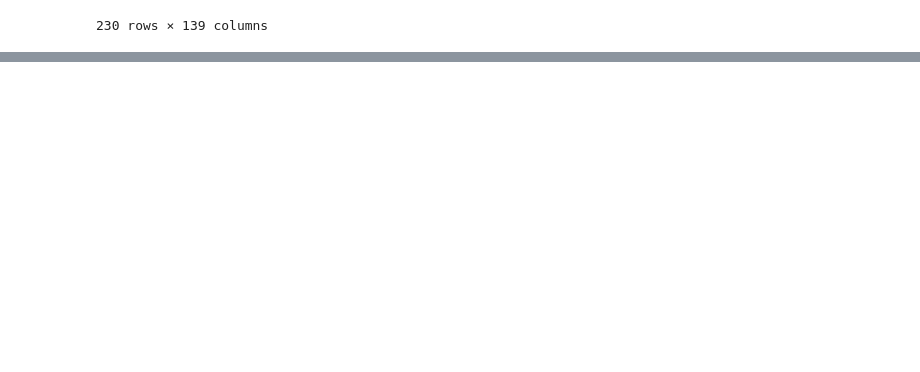
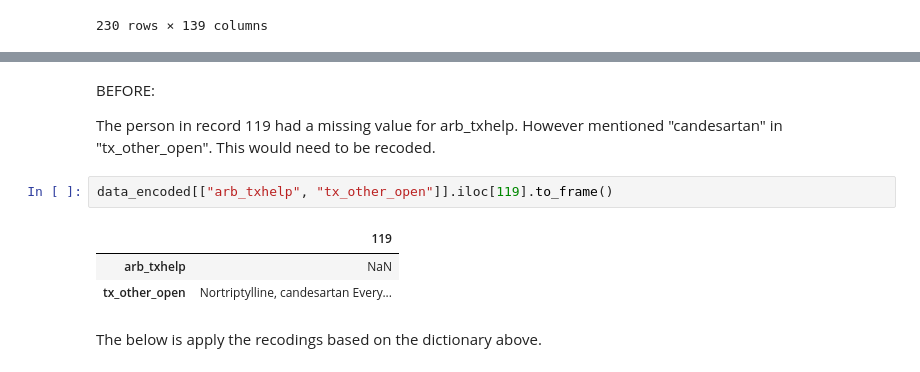
Before and after one commit to Flamewater26/demo_code, a Jupyter notebook: Demo 2/demo2.ipynb, the cells around one changed output, grey strips where cells are left out. Saved outputs shown, nothing was run; the diff lists cells and outputs as text; blank space fills up the shorter version.

```diff
--- a/Demo 2/demo2.ipynb
+++ b/Demo 2/demo2.ipynb
@@ -230,0 +349,12 @@ treatments
+# %% [markdown]
+BEFORE:
+
+The person in record 119 had a missing value for arb_txhelp. However mentioned "candesartan" in "tx_other_open". This would need to be recoded.
+# %%
+data_encoded[["arb_txhelp", "tx_other_open"]].iloc[119].to_frame()
+# %% [output]
+|  | 119 |
+| arb_txhelp | NaN |
+| tx_other_open | Nortriptylline, candesartan Every... |
+# %% [markdown]
+The below is apply the recodings based on the dictionary above.
```
Also changed, not shown: parts of 16 cells of this notebook.
